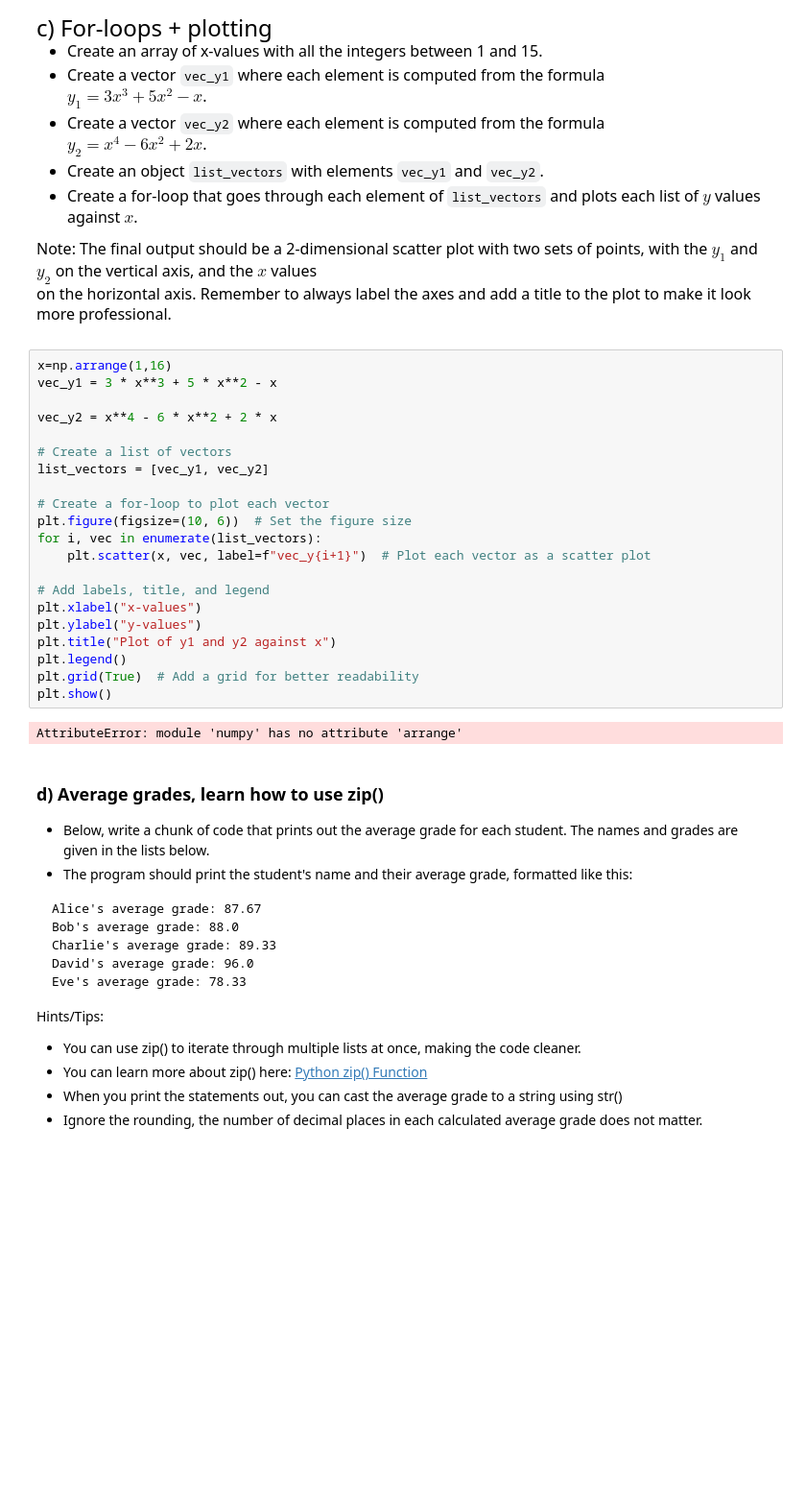
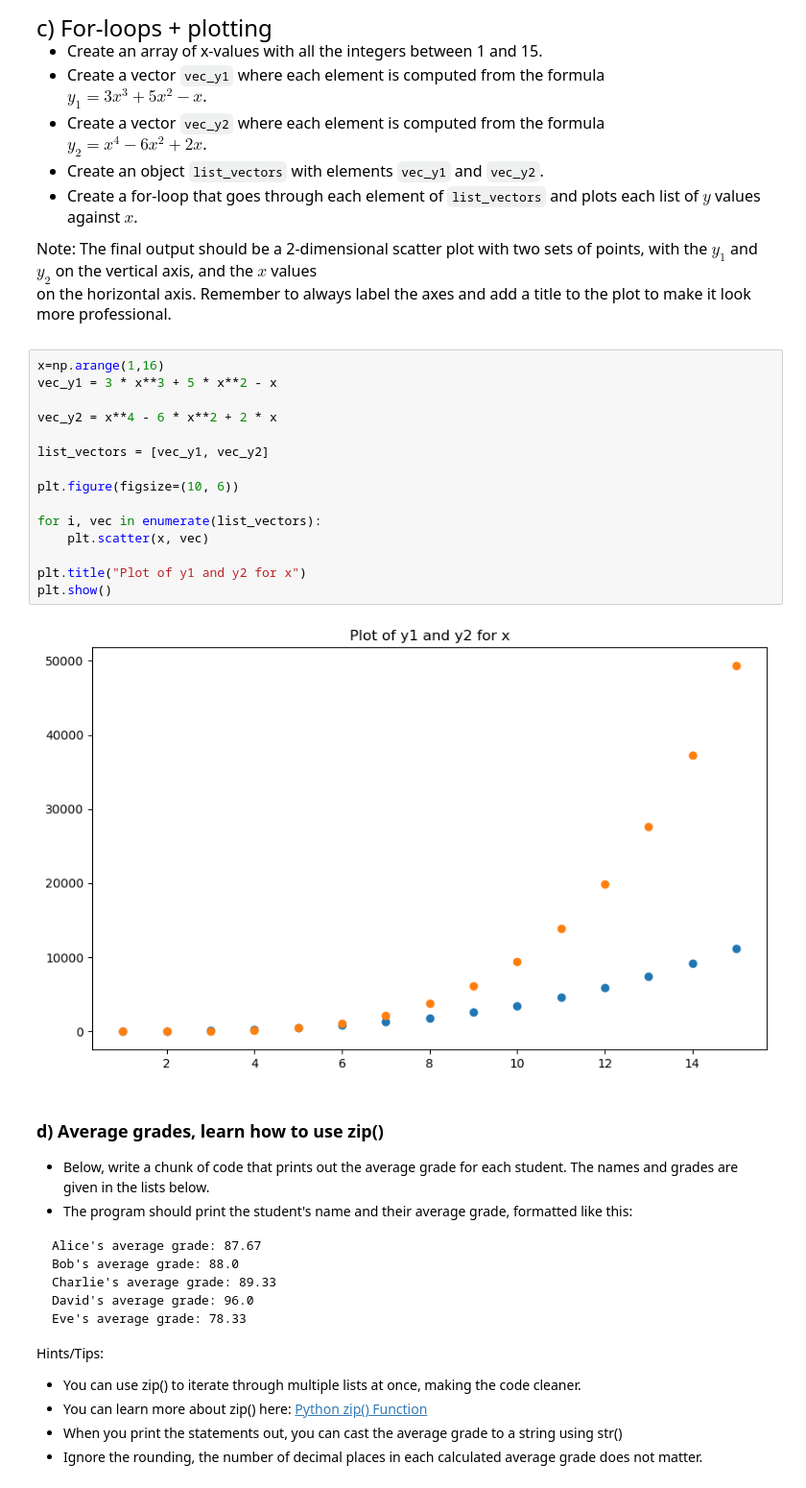
Before and after one commit to Annielu-015/qtm151spring2025, a Jupyter notebook: assignments/assignment4/assignment4.ipynb, the cells around one changed output. Shown at 96% size. Cells and saved outputs as stored; diff of their text form; blank space fills up the shorter version.

```diff
--- a/assignments/assignment4/assignment4.ipynb
+++ b/assignments/assignment4/assignment4.ipynb
@@ -86,28 +86,22 @@ c) For-loops + plotting
 Note: The final output should be a 2-dimensional scatter plot with two sets of points, with the $y_1$ and $y_2$ on the vertical axis, and the $x$ values <br>
 on the horizontal axis. Remember to always label the axes and add a title to the plot to make it look more professional.
 # %%
-x=np.arrange(1,16)
+x=np.arange(1,16)
 vec_y1 = 3 * x**3 + 5 * x**2 - x
 
 vec_y2 = x**4 - 6 * x**2 + 2 * x
 
-# Create a list of vectors
 list_vectors = [vec_y1, vec_y2]
 
-# Create a for-loop to plot each vector
-plt.figure(figsize=(10, 6))  # Set the figure size
+plt.figure(figsize=(10, 6))
+
 for i, vec in enumerate(list_vectors):
-    plt.scatter(x, vec, label=f"vec_y{i+1}")  # Plot each vector as a scatter plot
+    plt.scatter(x, vec)
 
-# Add labels, title, and legend
-plt.xlabel("x-values")
-plt.ylabel("y-values")
-plt.title("Plot of y1 and y2 against x")
-plt.legend()
-plt.grid(True)  # Add a grid for better readability
+plt.title("Plot of y1 and y2 for x")
 plt.show()
 # %% [output]
-AttributeError: module 'numpy' has no attribute 'arrange'
+[figure, added]
 # %% [markdown]
 ### d) Average grades, learn how to use zip()
 
```
Also changed, not shown: parts of 8 cells of this notebook, 2 other files.
